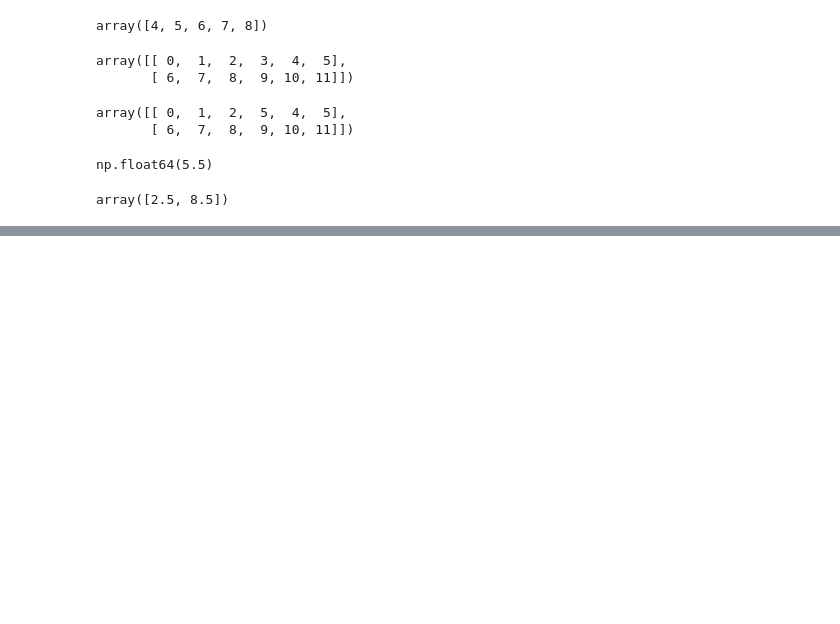
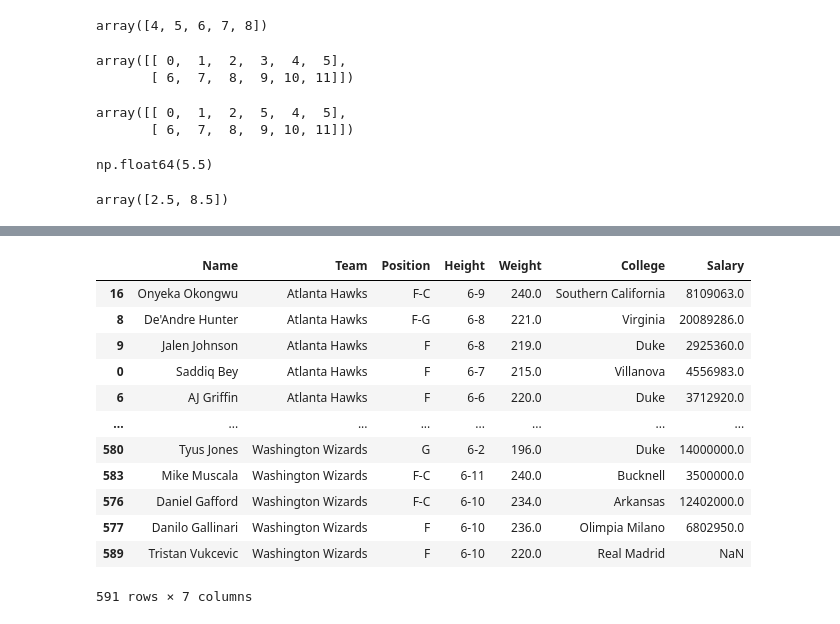
Before and after one commit to sthasarita/Pandas, a Jupyter notebook: Untitled2.ipynb, the cells around one changed output, grey strips where cells are left out. Drawn from its saved outputs; the diff is of its cells as text; code cells hidden in the pictures; blank space fills up the shorter version.

```diff
--- a/Untitled2.ipynb
+++ b/Untitled2.ipynb
@@ -65,0 +217,16 @@ array([2.5, 8.5])
+# %%
+nba.sort_values(by = ["Team", "Height"], ascending = [True, False], na_position= "last")
+# %% [output]
+|  | Name | Team | Position | Height | Weight | College | Salary |
+| 16 | Onyeka Okongwu | Atlanta Hawks | F-C | 6-9 | 240.0 | Southern California | 8109063.0 |
+| 8 | De'Andre Hunter | Atlanta Hawks | F-G | 6-8 | 221.0 | Virginia | 20089286.0 |
+| 9 | Jalen Johnson | Atlanta Hawks | F | 6-8 | 219.0 | Duke | 2925360.0 |
+| 0 | Saddiq Bey | Atlanta Hawks | F | 6-7 | 215.0 | Villanova | 4556983.0 |
+| 6 | AJ Griffin | Atlanta Hawks | F | 6-6 | 220.0 | Duke | 3712920.0 |
+| ... | ... | ... | ... | ... | ... | ... | ... |
+| 580 | Tyus Jones | Washington Wizards | G | 6-2 | 196.0 | Duke | 14000000.0 |
+| 583 | Mike Muscala | Washington Wizards | F-C | 6-11 | 240.0 | Bucknell | 3500000.0 |
+| 576 | Daniel Gafford | Washington Wizards | F-C | 6-10 | 234.0 | Arkansas | 12402000.0 |
+| 577 | Danilo Gallinari | Washington Wizards | F | 6-10 | 236.0 | Olimpia Milano | 6802950.0 |
+| 589 | Tristan Vukcevic | Washington Wizards | F | 6-10 | 220.0 | Real Madrid | NaN |
+591 rows × 7 columns
```
Also changed, not shown: parts of 24 cells of this notebook, 2 other files.
